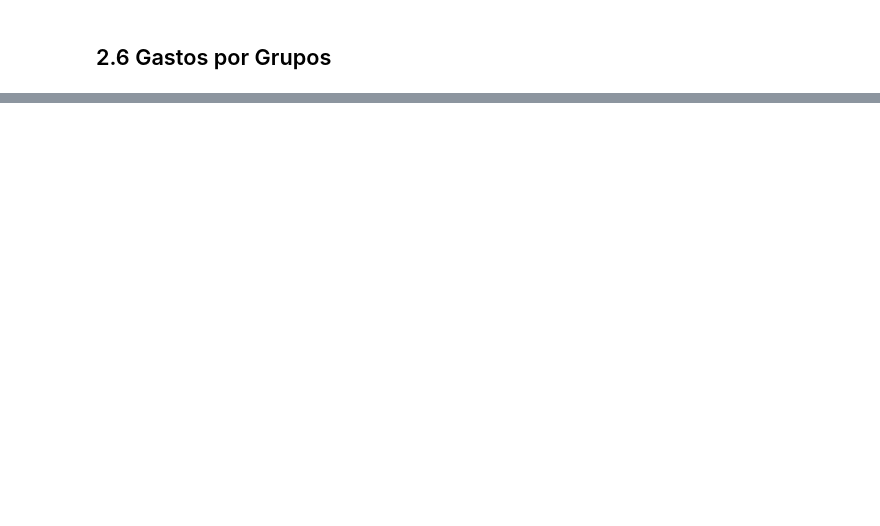
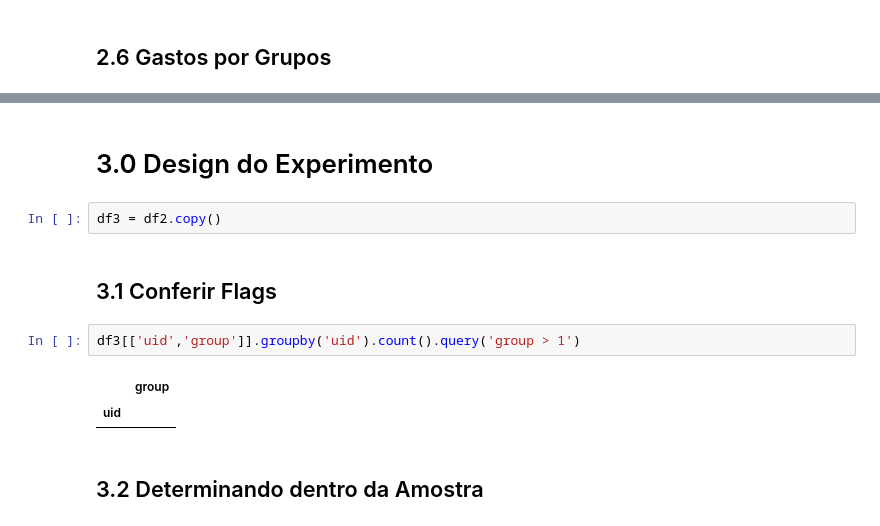
Before and after one commit to Thalesh7991/ab_test_eletronic_house, a Jupyter notebook: notebooks/Ciclo 0.ipynb, the cells around one changed output, grey strips where cells are left out. Drawn from its saved outputs; the diff is of its cells as text; blank space fills up the shorter version.

```diff
--- a/notebooks/Ciclo 0.ipynb
+++ b/notebooks/Ciclo 0.ipynb
@@ -168,0 +172,13 @@ sns.boxplot(x=df2['group'], y=df2['spent'])
+# %% [markdown]
+# 3.0 Design do Experimento
+# %%
+df3 = df2.copy()
+# %% [markdown]
+## 3.1 Conferir Flags
+# %%
+df3[['uid','group']].groupby('uid').count().query('group > 1')
+# %% [output]
+|  | group |
+| uid |  |
+# %% [markdown]
+## 3.2 Determinando dentro da Amostra
```
Also changed, not shown: parts of 17 cells of this notebook, 3 other files.
